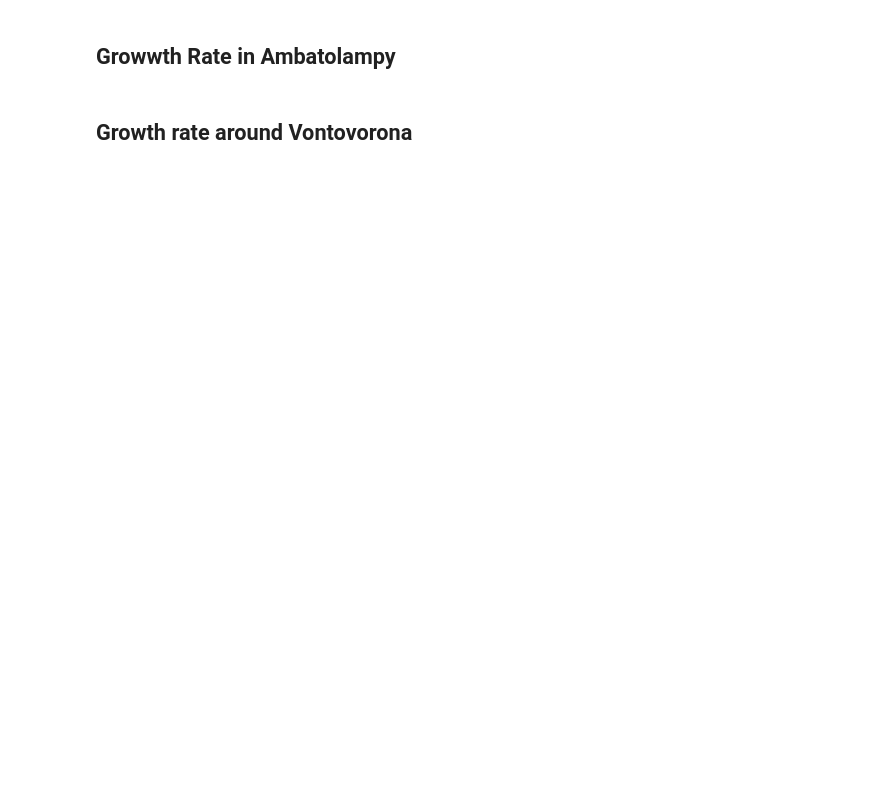
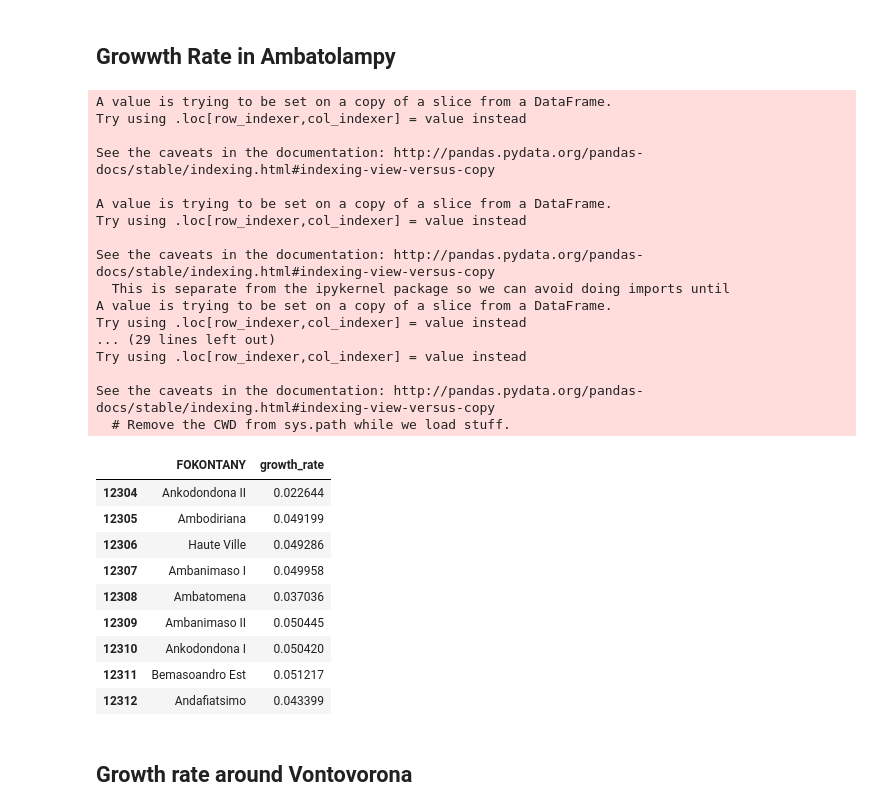
Before and after one commit to RanaivosonHerimanitra/Madagascar-in-Maps, a Jupyter notebook: mada_rasterstats.ipynb, the cells around one changed output. Saved outputs shown, nothing was run; the diff lists cells and outputs as text; code cells hidden in the pictures; blank space fills up the shorter version.

```diff
--- a/mada_rasterstats.ipynb
+++ b/mada_rasterstats.ipynb
@@ -137,15 +143,43 @@ print "we will about",mymean, " in 2025"
 # %%
 Ambato=df[(df.COMMUNE=='Ambatolampy') & (df.DISTRICT=='Ambatolampy')]
 Ambato['pop2010']=Ambato['count2010']*Ambato['mean2010']
 Ambato['pop2015']=Ambato['count2015']*Ambato['mean2015']
 Ambato['popmin2015']=Ambato['count2015']*Ambato['min2015']
 Ambato['popmax2015']=Ambato['count2015']*Ambato['max2015']
 Ambato['growth_rate']=np.log(Ambato['pop2015']/Ambato['pop2010'])/(2015.-2010.)
 Ambato['pop2022']= Ambato['pop2015']*np.exp(Ambato['growth_rate']*(2022-2015))
 Ambato['pop2025']= Ambato['pop2015']*np.exp(Ambato['growth_rate']*(2025-2015))
 Ambato['pop2027']= Ambato['pop2015']*np.exp(Ambato['growth_rate']*(2027-2015))
 Ambato['pop2035']= Ambato['pop2015']*np.exp(Ambato['growth_rate']*(2035-2015))
-print "Growth rate in Ambatolampy between 2010-2015: " + str(Ambato['growth_rate'])
+Ambato[['FOKONTANY','growth_rate']]
+# %% [output]
+A value is trying to be set on a copy of a slice from a DataFrame.
+Try using .loc[row_indexer,col_indexer] = value instead
+
+See the caveats in the documentation: http://pandas.pydata.org/pandas-docs/stable/indexing.html#indexing-view-versus-copy
+
+A value is trying to be set on a copy of a slice from a DataFrame.
+Try using .loc[row_indexer,col_indexer] = value instead
+
+See the caveats in the documentation: http://pandas.pydata.org/pandas-docs/stable/indexing.html#indexing-view-versus-copy
+  This is separate from the ipykernel package so we can avoid doing imports until
+A value is trying to be set on a copy of a slice from a DataFrame.
+Try using .loc[row_indexer,col_indexer] = value instead
+... (29 lines left out)
+Try using .loc[row_indexer,col_indexer] = value instead
+
+See the caveats in the documentation: http://pandas.pydata.org/pandas-docs/stable/indexing.html#indexing-view-versus-copy
+  # Remove the CWD from sys.path while we load stuff.
+|  | FOKONTANY | growth_rate |
+| 12304 | Ankodondona II | 0.022644 |
+| 12305 | Ambodiriana | 0.049199 |
+| 12306 | Haute Ville | 0.049286 |
+| 12307 | Ambanimaso I | 0.049958 |
+| 12308 | Ambatomena | 0.037036 |
+| 12309 | Ambanimaso II | 0.050445 |
+| 12310 | Ankodondona I | 0.050420 |
+| 12311 | Bemasoandro Est | 0.051217 |
+| 12312 | Andafiatsimo | 0.043399 |
 # %% [markdown]
 ## Growth rate around Vontovorona
 # %%
```
Also changed, not shown: parts of 7 cells of this notebook.
